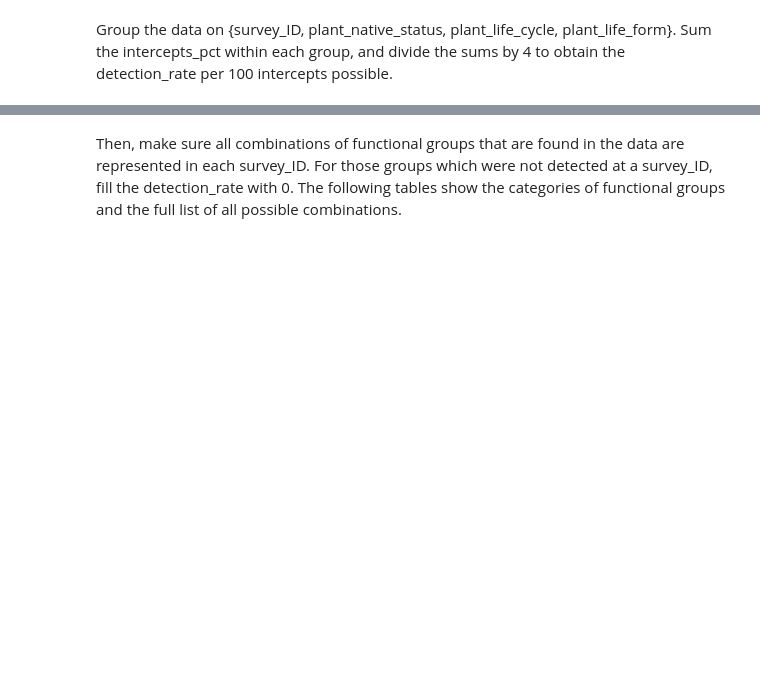
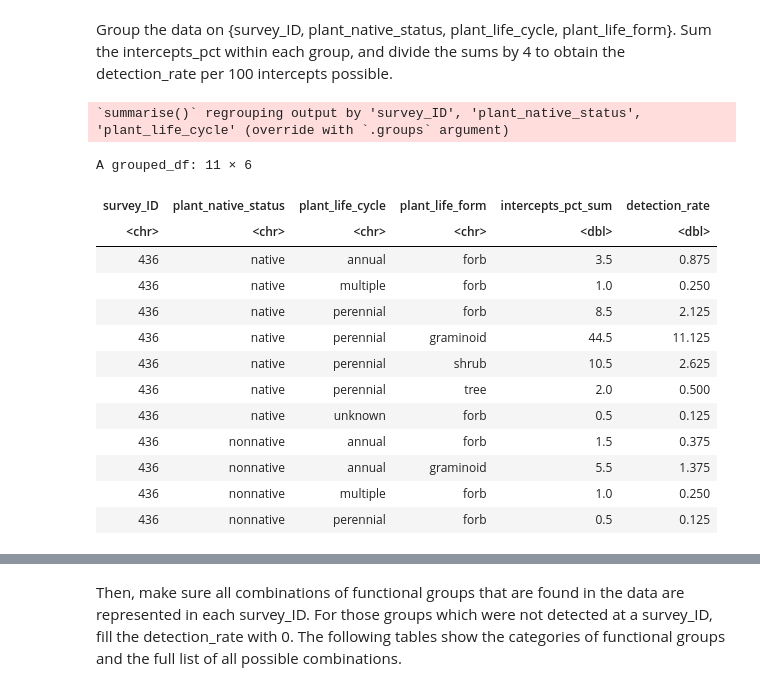
Before and after one commit to samsoe/mpg_notebooks, a Jupyter notebook: gridVeg_plant_functional_groups.ipynb, the cells around one changed output, grey strips where cells are left out. Cells and saved outputs as stored; diff of their text form; code cells hidden in the pictures; blank space fills up the shorter version.

```diff
--- a/gridVeg_plant_functional_groups.ipynb
+++ b/gridVeg_plant_functional_groups.ipynb
@@ -90,4 +98,25 @@ df_plant_functional_groups <- df_plant_functional_groups %>%
                                    , "multiple", plant_life_cycle))
 # %% [markdown]
 Group the data on {survey_ID, plant_native_status, plant_life_cycle, plant_life_form}. Sum the intercepts_pct within each group, and divide the sums by 4 to obtain the detection_rate per 100 intercepts possible.
+# %%
+df_plant_functional_groups %>%
+  group_by(survey_ID, plant_native_status, plant_life_cycle, plant_life_form) %>%
+  summarise(intercepts_pct_sum = sum(intercepts_pct), detection_rate = sum(intercepts_pct)/4) %>%
+  filter(survey_ID == "436")
+# %% [output]
+`summarise()` regrouping output by 'survey_ID', 'plant_native_status', 'plant_life_cycle' (override with `.groups` argument)
+A grouped_df: 11 × 6
+| survey_ID | plant_native_status | plant_life_cycle | plant_life_form | intercepts_pct_sum | detection_rate |
+| <chr> | <chr> | <chr> | <chr> | <dbl> | <dbl> |
+| 436 | native | annual | forb | 3.5 | 0.875 |
+| 436 | native | multiple | forb | 1.0 | 0.250 |
+| 436 | native | perennial | forb | 8.5 | 2.125 |
+| 436 | native | perennial | graminoid | 44.5 | 11.125 |
+| 436 | native | perennial | shrub | 10.5 | 2.625 |
+| 436 | native | perennial | tree | 2.0 | 0.500 |
+| 436 | native | unknown | forb | 0.5 | 0.125 |
+| 436 | nonnative | annual | forb | 1.5 | 0.375 |
+| 436 | nonnative | annual | graminoid | 5.5 | 1.375 |
+| 436 | nonnative | multiple | forb | 1.0 | 0.250 |
+| 436 | nonnative | perennial | forb | 0.5 | 0.125 |
 # %%
```
Also changed, not shown: parts of 13 cells of this notebook.
